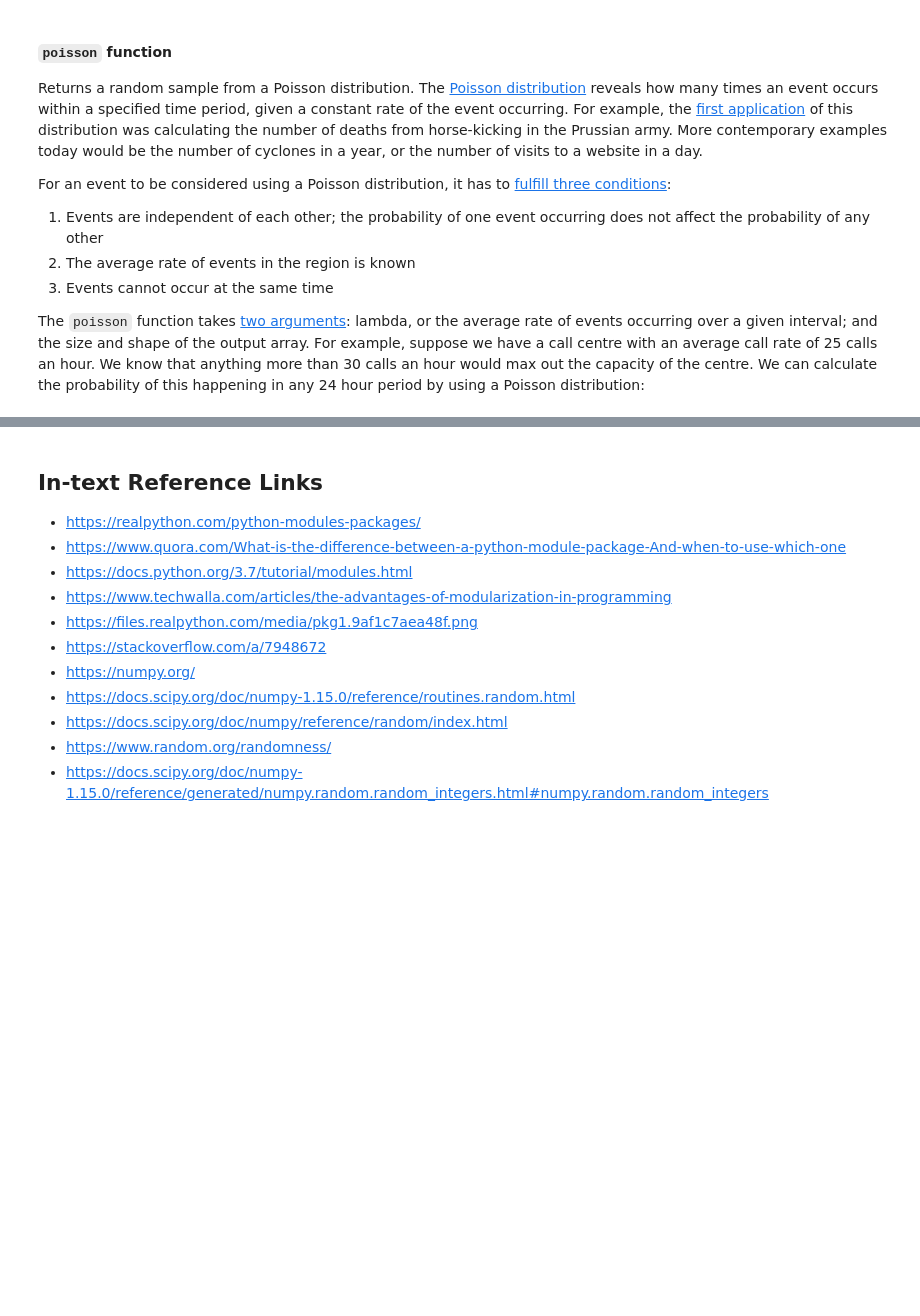
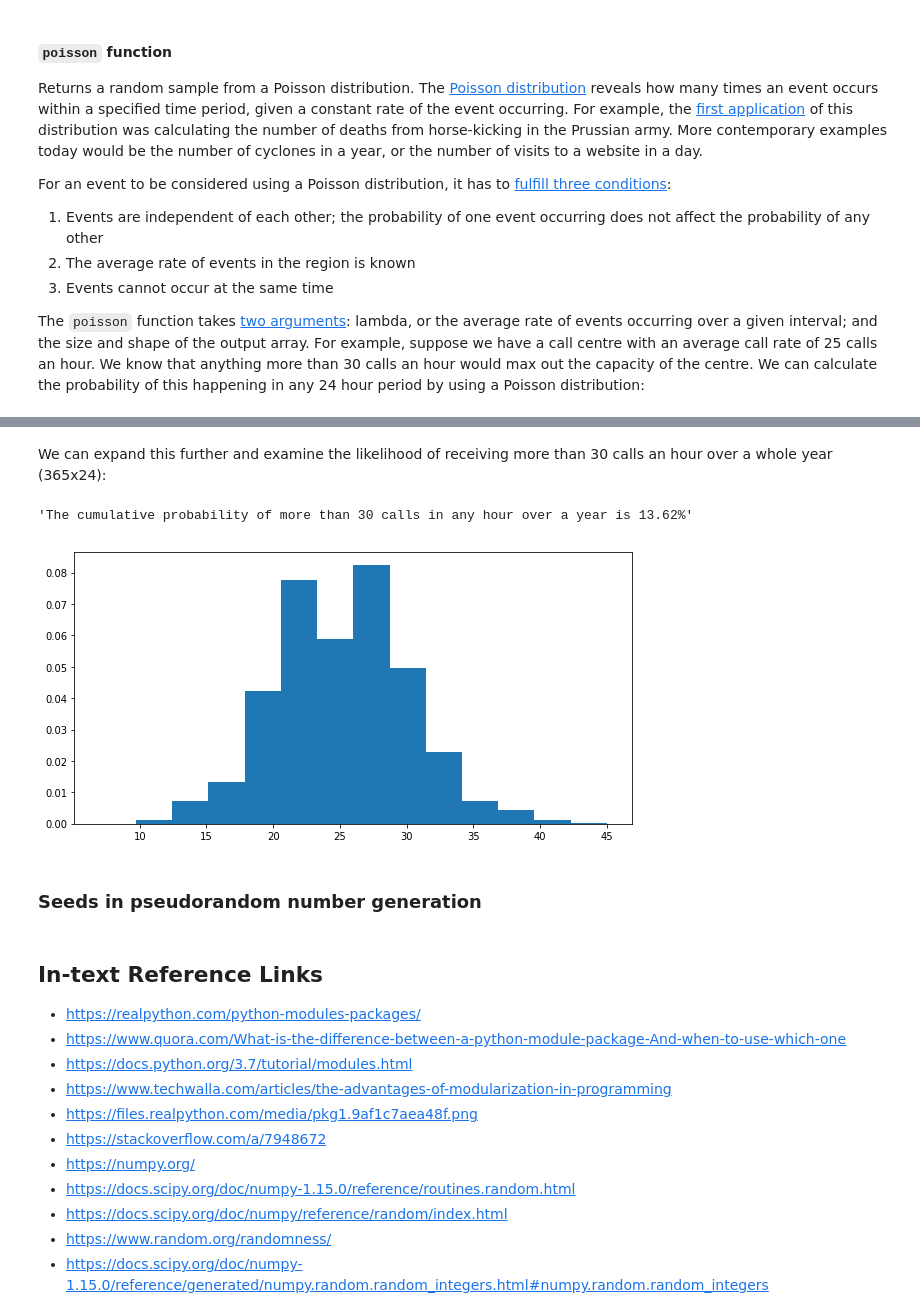
Before and after one commit to thomas-roux/programming-assignment, a Jupyter notebook: programming-assignment.ipynb, the cells around one changed output, grey strips where cells are left out. Drawn from its saved outputs; the diff is of its cells as text; code cells hidden in the pictures; blank space fills up the shorter version.

Commit message:
Completed Poisson distribution

```diff
--- a/programming-assignment.ipynb
+++ b/programming-assignment.ipynb
@@ -505,3 +543,21 @@ plt.hist(calls, bins=range(10,50)) # https://stackoverflow.com/a/27084005
+# %% [markdown]
+We can expand this further and examine the likelihood of receiving more than 30 calls an hour over a whole year (365x24):
+# %%
+# Generate a random array from a Poisson distribution over 365*24 hours
+callsyr = np.random.poisson(25, 365*24)
+
+# Calculate cumulative probability of >30 calls an hour over a year
+callsyrprob = sum(callsyr > 30)/(365*24)*100
+f"The cumulative probability of more than 30 calls in any hour over a year is {round(callsyrprob,2)}%"
+# %% [output]
+'The cumulative probability of more than 30 calls in any hour over a year is 13.62%'
+# %%
+# Plot distribution
+count, bins, ignored = plt.hist(callsyr, 14, density=True) # adapted from: https://docs.scipy.org/doc/numpy-1.15.0/reference/generated/numpy.random.poisson.html#numpy.random.poisson
+# %% [output]
+[figure, added]
+# %% [markdown]
+### Seeds in pseudorandom number generation
 # %% [markdown]
 ## In-text Reference Links
 * https://realpython.com/python-modules-packages/
```
Also changed, not shown: parts of 37 cells of this notebook.
